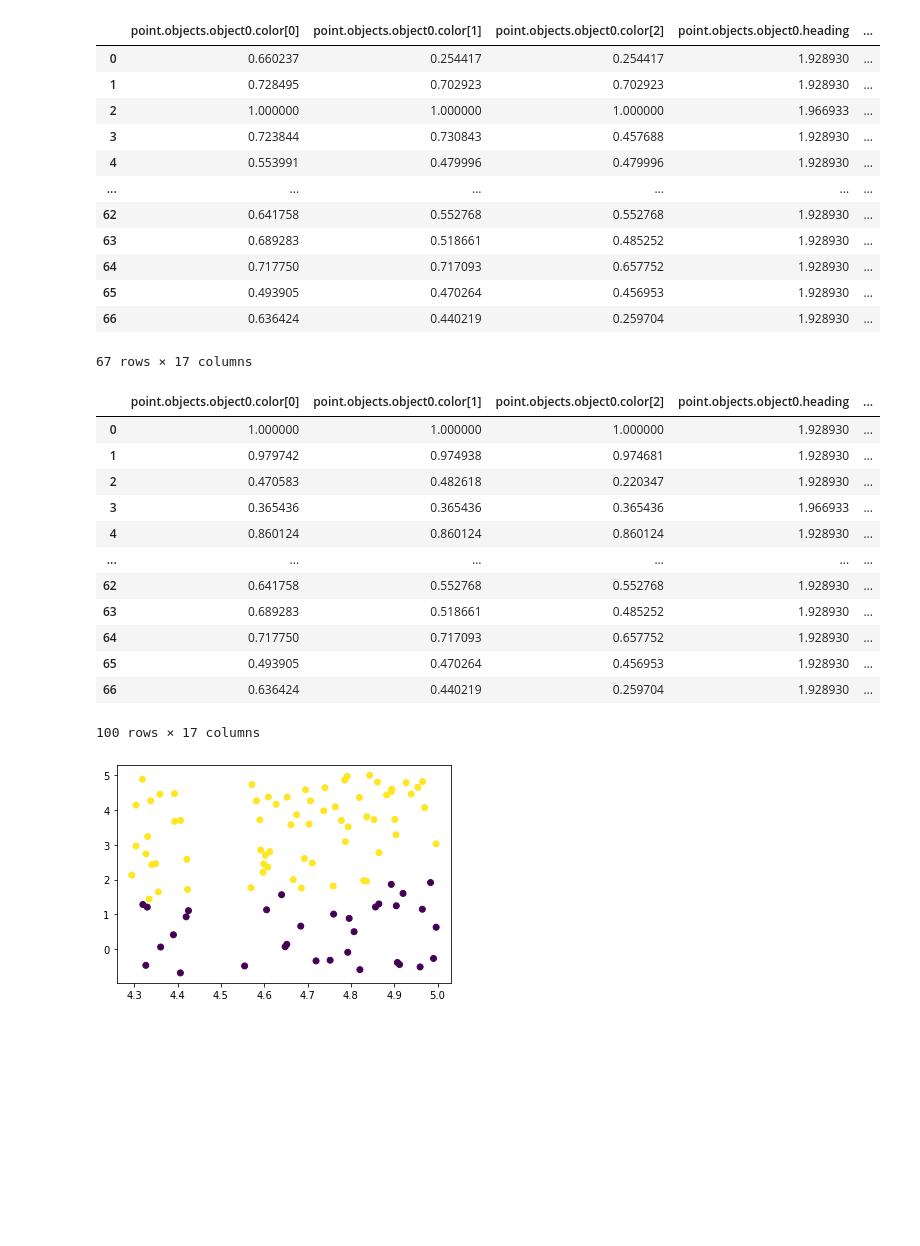
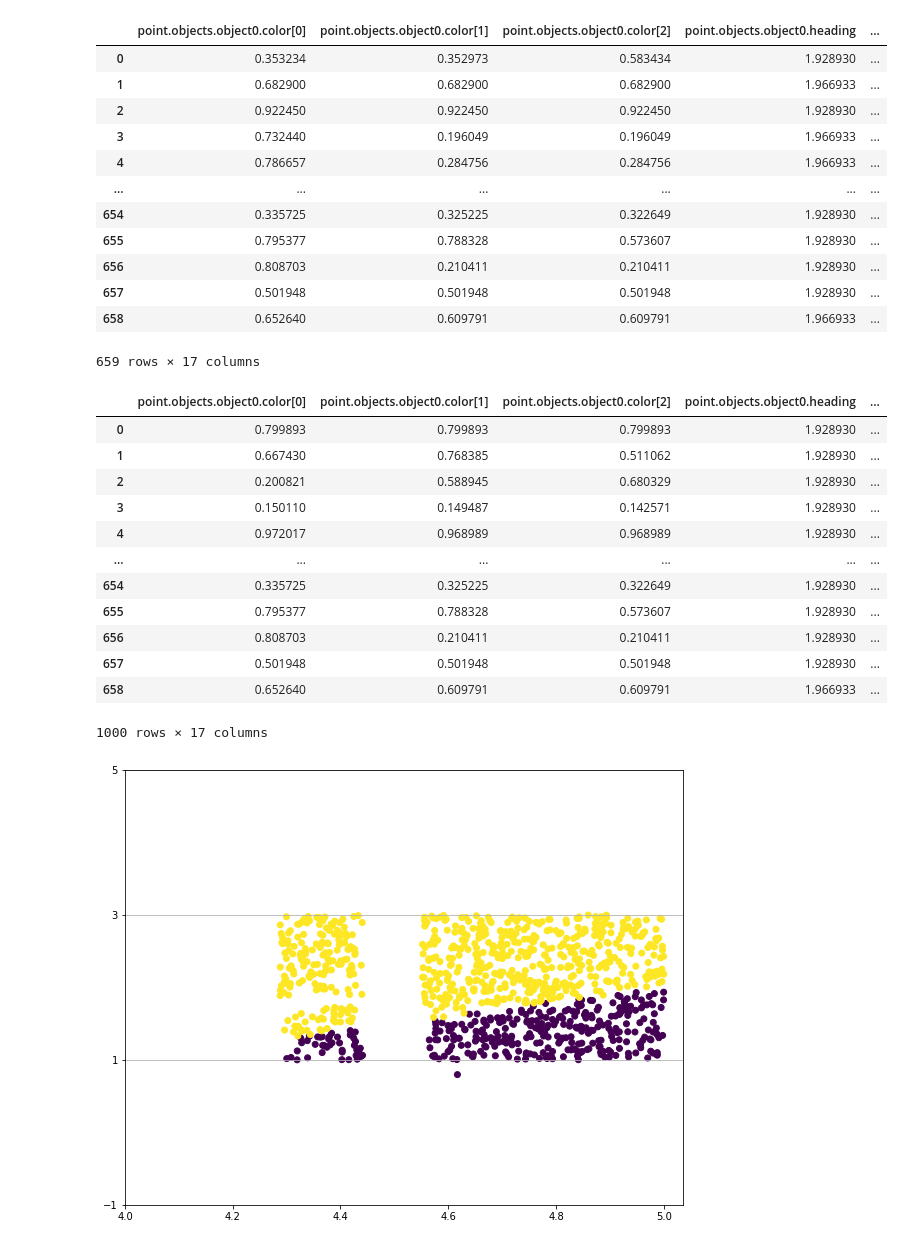
Before and after one commit to BerkeleyLearnVerify/VerifAI, a Jupyter notebook: test_multi_ce.ipynb, the cells around one changed output. Saved outputs shown, nothing was run; the diff lists cells and outputs as text; code cells hidden in the pictures; blank space fills up the shorter version.

```diff
--- a/test_multi_ce.ipynb
+++ b/test_multi_ce.ipynb
@@ -26,11 +23,6 @@ class confidence_spec(specification_monitor):
             for i, val in enumerate(traj):
                 obj1, obj2 = val
                 min_dist = min(min_dist, obj1.distanceTo(obj2))
-            for i, val in enumerate(traj[1:]):
-                obj1, _ = val
-                obj1_prev, _ = traj[i - 1]
-                heading = obj1_prev - obj1
-                print(f'heading = {heading}')
             # print(min_dist)
             return min_dist - 5
 
@@ -41,7 +33,7 @@ def test_driving_dynamic():
     path = 'scenic_driving.scenic'
     sampler = ScenicSampler.fromScenario(path)
     falsifier_params = DotMap(
-        n_iters=100,
+        n_iters=1000,
         save_error_table=True,
         save_safe_table=True,
     )
@@ -83,37 +64,41 @@ Number of counterexamples: 64
 falsifier.error_table.table
 # %% [output]
 |  | point.objects.object0.color[0] | point.objects.object0.color[1] | point.objects.object0.color[2] | point.objects.object0.heading | ... |
-| 0 | 0.660237 | 0.254417 | 0.254417 | 1.928930 | ... |
-| 1 | 0.728495 | 0.702923 | 0.702923 | 1.928930 | ... |
-| 2 | 1.000000 | 1.000000 | 1.000000 | 1.966933 | ... |
-| 3 | 0.723844 | 0.730843 | 0.457688 | 1.928930 | ... |
-| 4 | 0.553991 | 0.479996 | 0.479996 | 1.928930 | ... |
+| 0 | 0.353234 | 0.352973 | 0.583434 | 1.928930 | ... |
+| 1 | 0.682900 | 0.682900 | 0.682900 | 1.966933 | ... |
+| 2 | 0.922450 | 0.922450 | 0.922450 | 1.928930 | ... |
+| 3 | 0.732440 | 0.196049 | 0.196049 | 1.966933 | ... |
+| 4 | 0.786657 | 0.284756 | 0.284756 | 1.966933 | ... |
 | ... | ... | ... | ... | ... | ... |
-| 62 | 0.641758 | 0.552768 | 0.552768 | 1.928930 | ... |
-| 63 | 0.689283 | 0.518661 | 0.485252 | 1.928930 | ... |
-| 64 | 0.717750 | 0.717093 | 0.657752 | 1.928930 | ... |
-| 65 | 0.493905 | 0.470264 | 0.456953 | 1.928930 | ... |
-| 66 | 0.636424 | 0.440219 | 0.259704 | 1.928930 | ... |
+| 654 | 0.335725 | 0.325225 | 0.322649 | 1.928930 | ... |
+| 655 | 0.795377 | 0.788328 | 0.573607 | 1.928930 | ... |
+| 656 | 0.808703 | 0.210411 | 0.210411 | 1.928930 | ... |
+| 657 | 0.501948 | 0.501948 | 0.501948 | 1.928930 | ... |
+| 658 | 0.652640 | 0.609791 | 0.609791 | 1.966933 | ... |
-67 rows × 17 columns
+659 rows × 17 columns
 # %%
 df = pd.concat([falsifier.safe_table.table, falsifier.error_table.table])
 # %%
 df
 # %% [output]
 |  | point.objects.object0.color[0] | point.objects.object0.color[1] | point.objects.object0.color[2] | point.objects.object0.heading | ... |
-| 0 | 1.000000 | 1.000000 | 1.000000 | 1.928930 | ... |
-| 1 | 0.979742 | 0.974938 | 0.974681 | 1.928930 | ... |
-| 2 | 0.470583 | 0.482618 | 0.220347 | 1.928930 | ... |
-| 3 | 0.365436 | 0.365436 | 0.365436 | 1.966933 | ... |
-| 4 | 0.860124 | 0.860124 | 0.860124 | 1.928930 | ... |
+| 0 | 0.799893 | 0.799893 | 0.799893 | 1.928930 | ... |
+| 1 | 0.667430 | 0.768385 | 0.511062 | 1.928930 | ... |
+| 2 | 0.200821 | 0.588945 | 0.680329 | 1.928930 | ... |
+| 3 | 0.150110 | 0.149487 | 0.142571 | 1.928930 | ... |
+| 4 | 0.972017 | 0.968989 | 0.968989 | 1.928930 | ... |
 | ... | ... | ... | ... | ... | ... |
-| 62 | 0.641758 | 0.552768 | 0.552768 | 1.928930 | ... |
-| 63 | 0.689283 | 0.518661 | 0.485252 | 1.928930 | ... |
-| 64 | 0.717750 | 0.717093 | 0.657752 | 1.928930 | ... |
-| 65 | 0.493905 | 0.470264 | 0.456953 | 1.928930 | ... |
-| 66 | 0.636424 | 0.440219 | 0.259704 | 1.928930 | ... |
+| 654 | 0.335725 | 0.325225 | 0.322649 | 1.928930 | ... |
+| 655 | 0.795377 | 0.788328 | 0.573607 | 1.928930 | ... |
+| 656 | 0.808703 | 0.210411 | 0.210411 | 1.928930 | ... |
+| 657 | 0.501948 | 0.501948 | 0.501948 | 1.928930 | ... |
+| 658 | 0.652640 | 0.609791 | 0.609791 | 1.966933 | ... |
-100 rows × 17 columns
+1000 rows × 17 columns
 # %%
+fig, ax = plt.subplots(figsize=(10, 8))
 plt.scatter(df['point.objects.object0.position[0]'], df['point.objects.object1.position[0]'], c=df['rho'] < 0);
+plt.xticks(np.linspace(4, 5, 6));
+plt.yticks(np.linspace(-1, 5, 4));
+plt.grid(axis='y');
 # %% [output]
-[figure, old version]
+[figure, new version]
```
Also changed, not shown: parts of 2 cells of this notebook, 5 other files.
